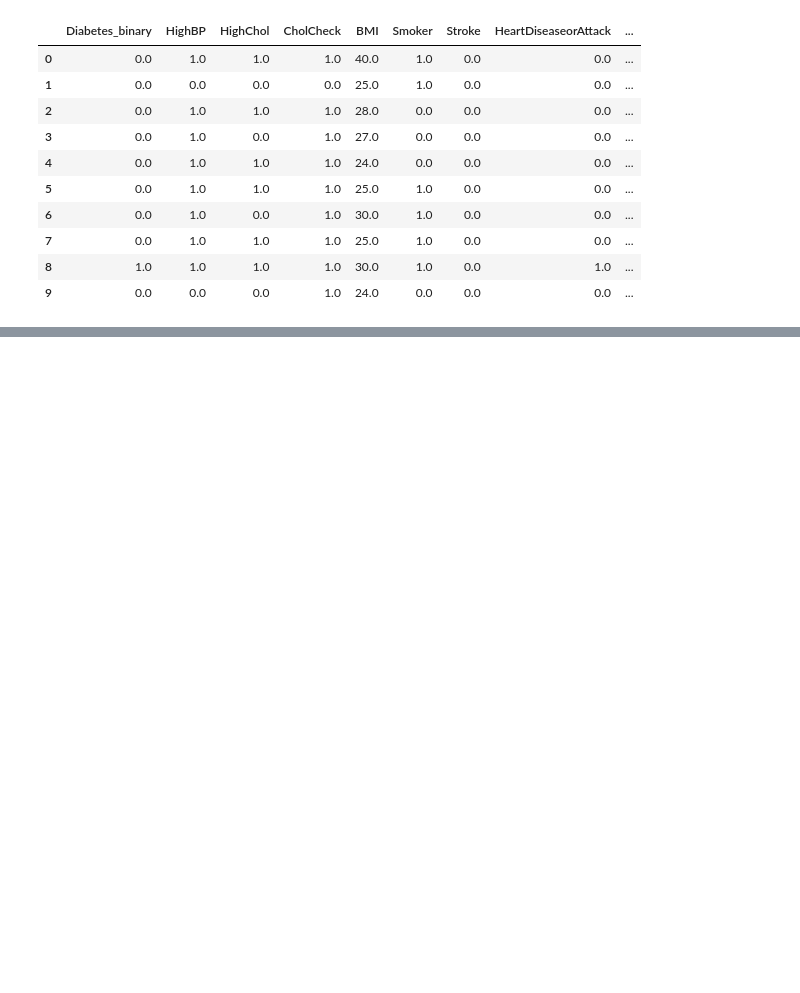
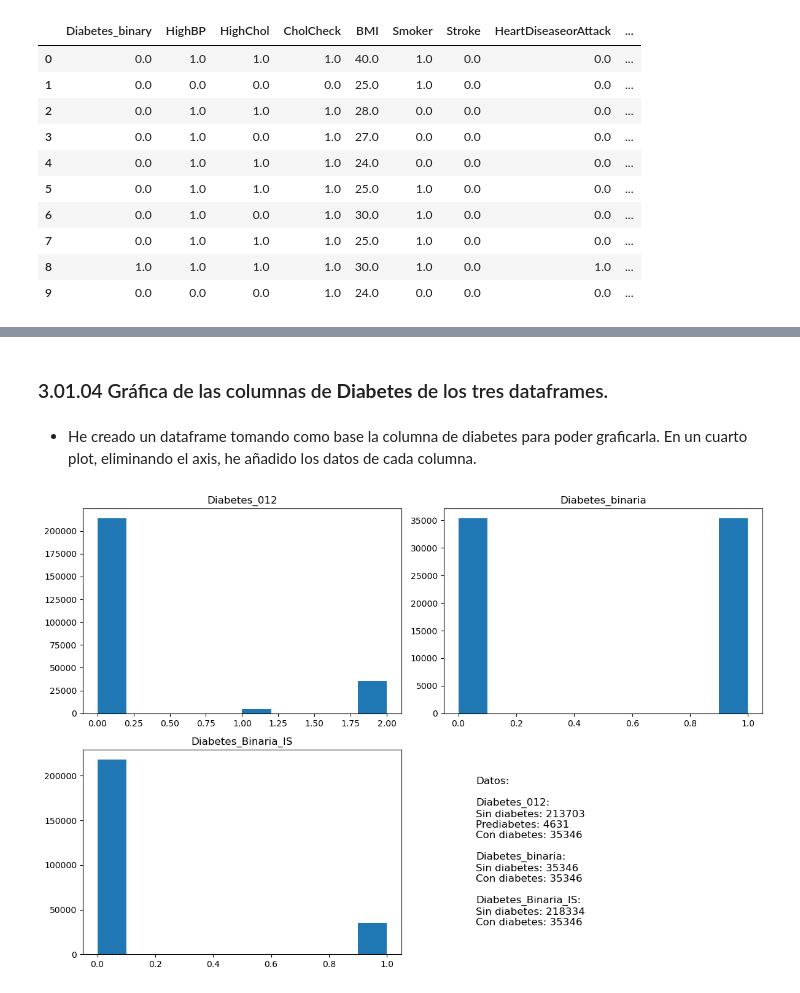
Before and after one commit to alexia-gm/Diabetes, a Jupyter notebook: prediccion_diabetes_doc.ipynb, the cells around one changed output, grey strips where cells are left out. Saved outputs shown, nothing was run; the diff lists cells and outputs as text; code cells hidden in the pictures; blank space fills up the shorter version.

```diff
--- a/prediccion_diabetes_doc.ipynb
+++ b/prediccion_diabetes_doc.ipynb
@@ -352,0 +541,42 @@ df_3.head(10)
+# %% [markdown]
+### 3.01.04 Gráfica de las columnas de **Diabetes** de los tres dataframes.
+# %% [markdown]
+- He creado un dataframe tomando como base la columna de diabetes para poder graficarla. En un cuarto plot, eliminando el axis, he añadido los datos de cada columna.
+# %%
+union_diabetes = pd.DataFrame(
+    {
+        'Diabetes_012': diabetes_012['Diabetes'],
+        'Diabetes_binaria': binary_5050['Diabetes_binaria'],
+        'Diabetes_Binaria_IS': binary_health_indicators['Diabetes_Binaria_IS']
+    }
+)
+
+fig, axes = plt.subplots(2, 2, figsize = (12, 8))
+
+union_diabetes['Diabetes_012'].plot(kind = 'hist', bins = 10, ax = axes[0, 0], title = 'Diabetes_012', ylabel = '')
+union_diabetes['Diabetes_binaria'].plot(kind = 'hist', bins = 10, ax = axes[0, 1], title = 'Diabetes_binaria', ylabel = '')
+union_diabetes['Diabetes_Binaria_IS'].plot(kind = 'hist', bins = 10, ax = axes[1, 0], title = 'Diabetes_Binaria_IS', ylabel = '')
+
+# cuadrícula de texto informativo
+axes[1, 1].axis('off')
+texto_info = f"""Datos:
+
+Diabetes_012:
+Sin diabetes: {union_diabetes['Diabetes_012'].value_counts()[0]}
+Prediabetes: {union_diabetes['Diabetes_012'].value_counts()[1]}
+Con diabetes: {union_diabetes['Diabetes_012'].value_counts()[2]}
+
+Diabetes_binaria:
+Sin diabetes: {union_diabetes['Diabetes_binaria'].value_counts()[0]}
+Con diabetes: {union_diabetes['Diabetes_binaria'].value_counts()[1]}
+
+Diabetes_Binaria_IS:
+Sin diabetes: {union_diabetes['Diabetes_Binaria_IS'].value_counts()[0]}
+Con diabetes: {union_diabetes['Diabetes_Binaria_IS'].value_counts()[1]}"""
+
+axes[1, 1].text(0.1, 0.5, texto_info, fontsize = 12, verticalalignment = 'center')
+
+plt.tight_layout()
+plt.show()
+# %% [output]
+[figure, added]
```
Also changed, not shown: parts of 34 cells of this notebook.
